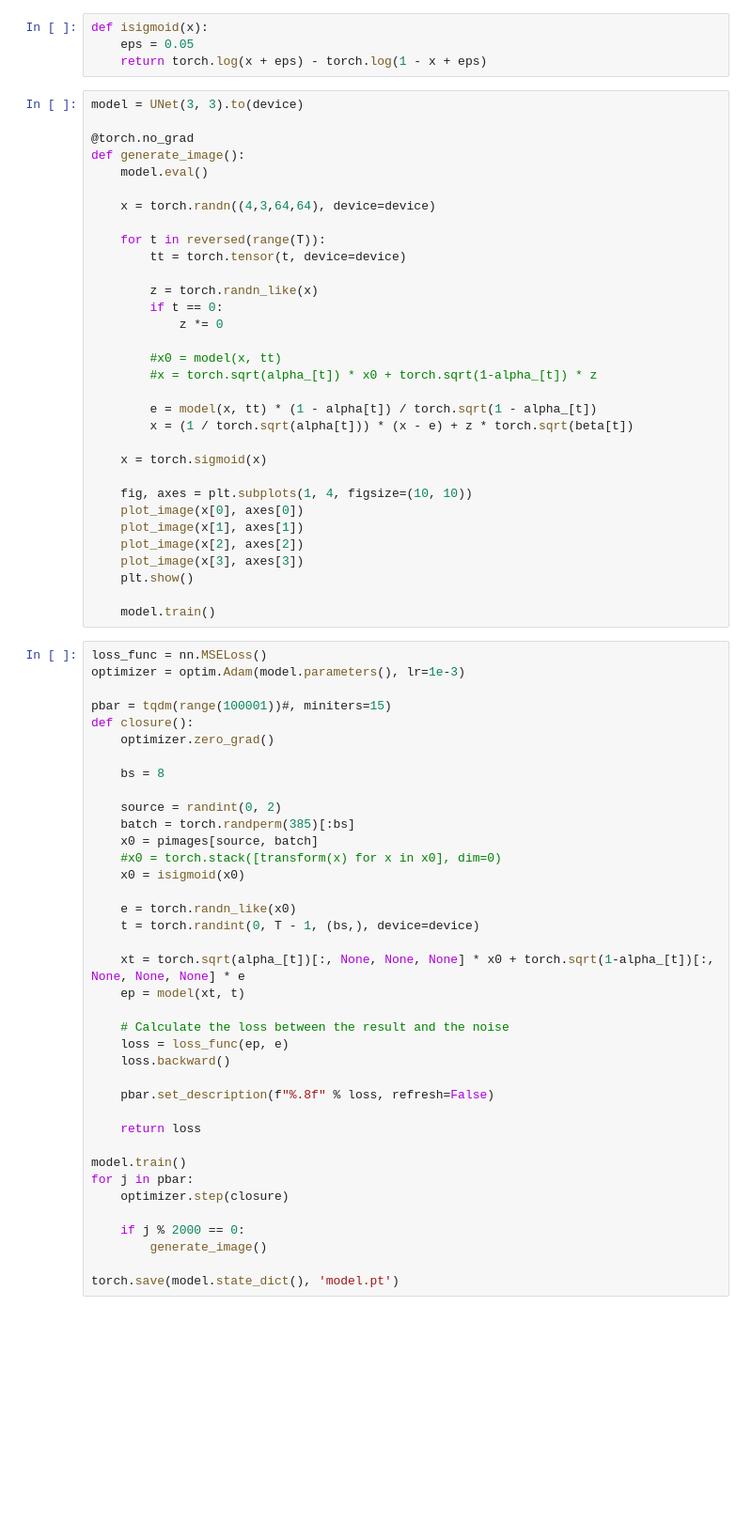
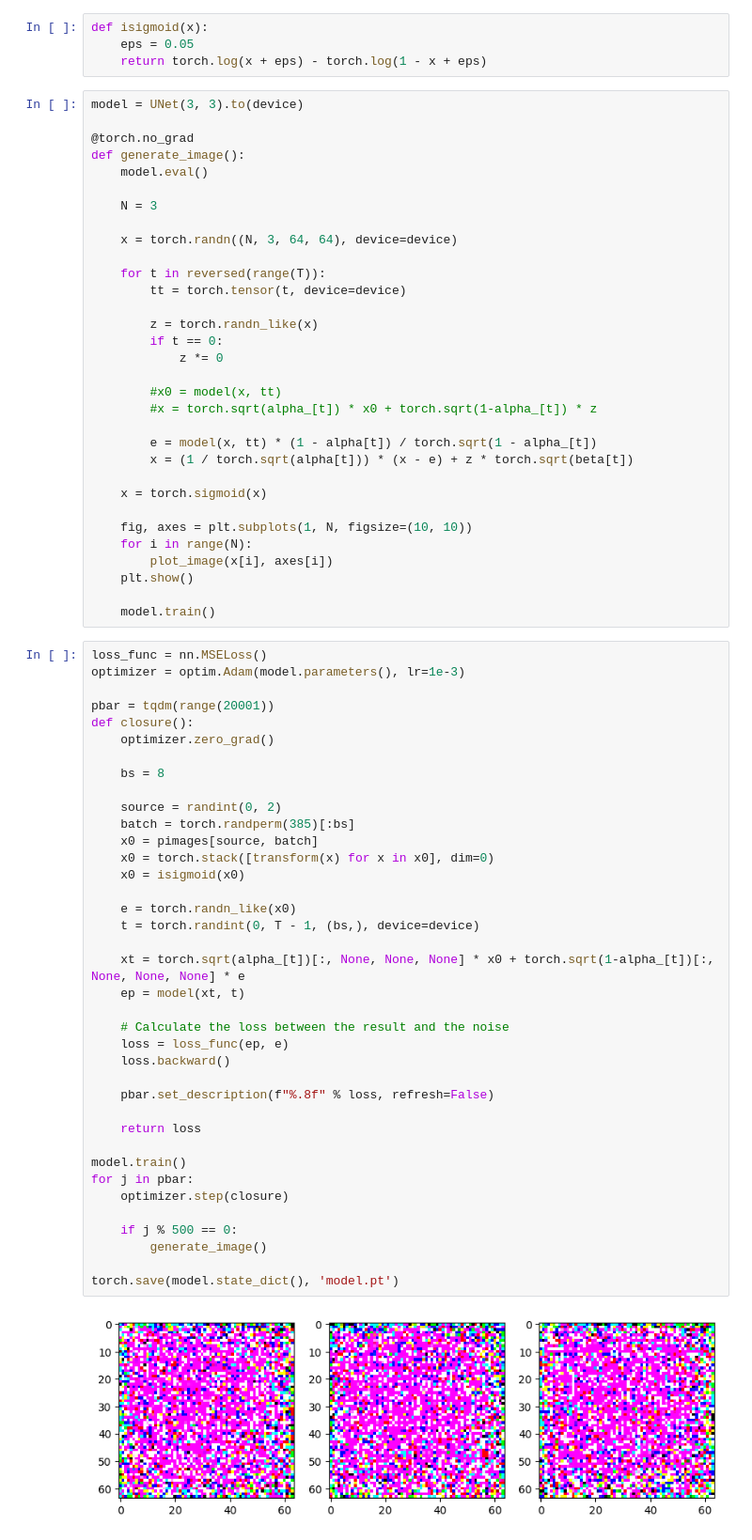
Before and after one commit to danilolc/pokemon-denoiser, a Jupyter notebook: New_Train.ipynb, the cells around one changed output. Shown at 94% size. Cells and saved outputs as stored; diff of their text form; blank space fills up the shorter version.

```diff
--- a/New_Train.ipynb
+++ b/New_Train.ipynb
@@ -89,7 +89,9 @@ model = UNet(3, 3).to(device)
 def generate_image():
     model.eval()
 
-    x = torch.randn((4,3,64,64), device=device)
+    N = 3
+
+    x = torch.randn((N, 3, 64, 64), device=device)
 
     for t in reversed(range(T)):
         tt = torch.tensor(t, device=device)
@@ -106,11 +108,9 @@ def generate_image():
 
     x = torch.sigmoid(x)
 
-    fig, axes = plt.subplots(1, 4, figsize=(10, 10))
-    plot_image(x[0], axes[0])
-    plot_image(x[1], axes[1])
-    plot_image(x[2], axes[2])
-    plot_image(x[3], axes[3])
+    fig, axes = plt.subplots(1, N, figsize=(10, 10))
+    for i in range(N):
+        plot_image(x[i], axes[i])
     plt.show()
 
     model.train()
@@ -118,37 +118,39 @@ def generate_image():
 loss_func = nn.MSELoss()
 optimizer = optim.Adam(model.parameters(), lr=1e-3)
 
-pbar = tqdm(range(100001))#, miniters=15)
+pbar = tqdm(range(20001))
 def closure():
     optimizer.zero_grad()
 
     bs = 8
 
     source = randint(0, 2)
     batch = torch.randperm(385)[:bs]
     x0 = pimages[source, batch]
-    #x0 = torch.stack([transform(x) for x in x0], dim=0)
+    x0 = torch.stack([transform(x) for x in x0], dim=0)
     x0 = isigmoid(x0)
 
     e = torch.randn_like(x0)
     t = torch.randint(0, T - 1, (bs,), device=device)
 
     xt = torch.sqrt(alpha_[t])[:, None, None, None] * x0 + torch.sqrt(1-alpha_[t])[:, None, None, None] * e
     ep = model(xt, t)
 
     # Calculate the loss between the result and the noise
     loss = loss_func(ep, e)
     loss.backward()
 
     pbar.set_description(f"%.8f" % loss, refresh=False)
 
     return loss
 
 model.train()
 for j in pbar:
     optimizer.step(closure)
 
-    if j % 2000 == 0:
+    if j % 500 == 0:
         generate_image()
 
 torch.save(model.state_dict(), 'model.pt')
+# %% [output]
+[figure, added]
```
Also changed, not shown: parts of 3 cells of this notebook, 1 other file.
